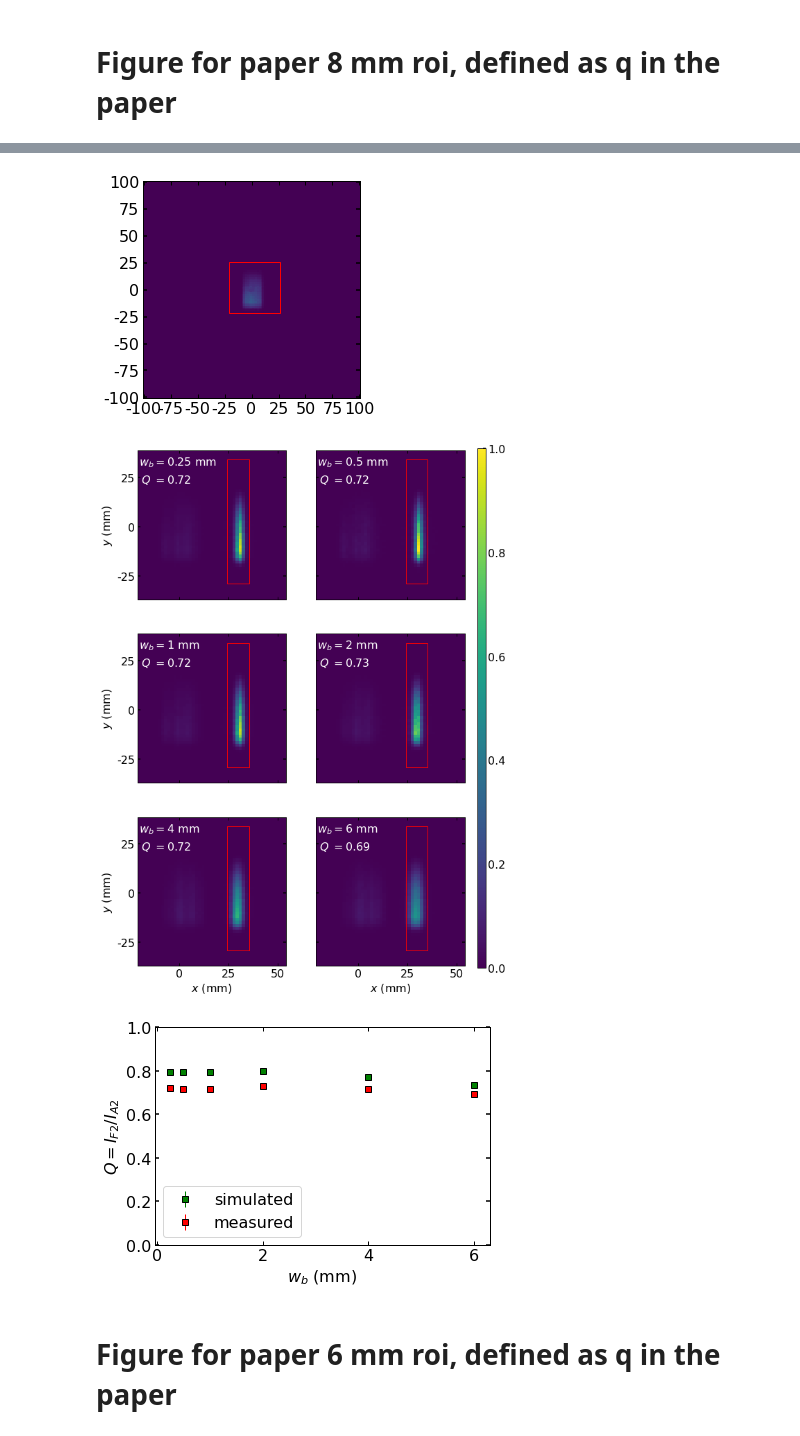
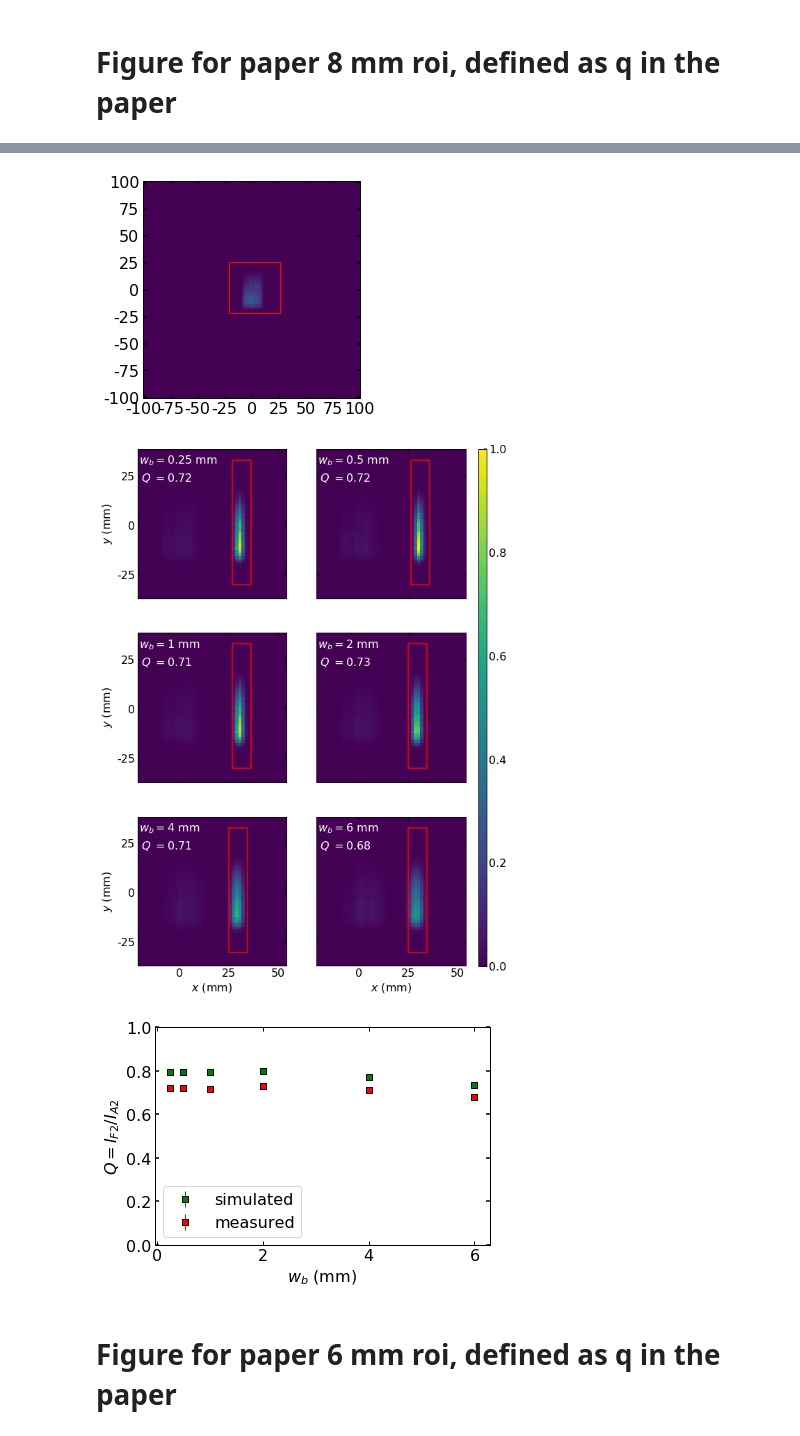
Before and after one commit to christophherb/miezefoc2020_01, a Jupyter notebook: Final_eval.ipynb, the cells around one changed output, grey strips where cells are left out. Saved outputs shown, nothing was run; the diff lists cells and outputs as text; code cells hidden in the pictures.

Commit message:
paper image done and paper calculations done

```diff
--- a/Final_eval.ipynb
+++ b/Final_eval.ipynb
@@ -191,10 +191,13 @@ meta['ss1_value'],meta['ss2_value']
 # %% [markdown]
 # Figure for paper 8 mm roi, defined as q in the paper
 # %%
+import numpy as np
+import matplotlib.pyplot as plt
+
 plt.style.use('/home/cherb/LRZSync/Doktorarbeit/Vorlagen_Verschiedenes/stylelibs/christoph.mplstyle')
 simulated_efficiency = [0.7963142433951517, 0.7967050831752087, 0.7972392542425564, 0.797634007811043, 0.7709474674691691, 0.7334756069542039]
 from nicosload import read_pad_file
-from dataEval import calcEff
+from dataEval import calcEff, calcEff_moving_window
 normedBackground,normedBackground_err = [],[]
 for ind,files in enumerate(range(7295,7300)):
     path = '/home/cherb/LRZSync/Doktorarbeit/Measurements/2020_01/MIEZE_foc/data/pad_files/'
@@ -224,7 +227,9 @@ allRoiLst,allNeutronsLst = [],[]
 allRoiLst_err,allNeutronsLst_err = [],[]
 fig, ax = plt.subplots(3, 2, sharex=True, sharey=True, figsize=(8.2, 13))
 fig.subplots_adjust(bottom=0.1, top=0.9, left=0.0, right=0.8, wspace=0.2, hspace=0.2)
-cb_ax = fig.add_axes([0.83, 0.1, 0.02, 0.8])
+print(ax[0, 0].get_window_extent())
+cb_ax = fig.add_axes([0.83, 0.102, 0.02, 0.795])#here the color bar axis is initialized
+
 for ind, (slit,file) in enumerate([(0.25,7177), (1,7203), (2,7227), (4,7251), (6,7279), (0.5,6621)]):
     data, meta = read_pad_file(path+'0032{}.pad'.format(file))
     ax_index = divmod([0.25, 0.5, 1, 2, 4, 6].index(slit), 2)
@@ -232,7 +237,7 @@ for ind, (slit,file) in enumerate([(0.25,7177), (1,7203), (2,7227), (4,7251), (6
     im = ax[ax_index].imshow(data/np.sum(data)/0.02887420759184297, interpolation='none', origin='lower', extent=(-100, 100, -100, 100))#0.00288 ist das maximum aller auf eins normierten Bilder
     #sodass am Ende ein Bild die 1 irgendwo stehen hat und alle anderen kleiner sind
     #ax[ax_index].text(0.3, 0.3, '$w_b$ = {} mm'.format(slit), color='white', transform=ax[ax_index].transAxes)
-    roi, allNeutrons, fig_ind, ax_ind = calcEff(path + '0032{}.pad'.format(file), roi = (79, 86, 45, 85),plot = True, figax=figax) #8 mm roi
+    roi, allNeutrons, fig_ind, ax_ind = calcEff_moving_window(path + '0032{}.pad'.format(file), y_min = 45, y_max=85, roi_width = 6, plot = True, figax=figax) #8 mm roi
     _,meta = read_pad_file(path + '0032{}.pad'.format(file))
     time = meta['det_preset']
     #print(time)
@@ -259,7 +264,7 @@ cbar = fig.colorbar(im, cax=cb_ax)
 
 
 
-plt.tight_layout()
+#plt.tight_layout()
 print(allRoiLst,allNeutronsLst)
 print([(ind,k) for ind,k in enumerate(normedBackground_err)])
 relEff = [allRoiLst[k] / normedBackground[k] for k in range(len(allRoiLst))]
@@ -293,5 +305,5 @@ normalizing 0.02887420759184297
 [figure]
-[figure, old version]
+[figure, new version]
 [figure]
 # %% [markdown]
 # Figure for paper 6 mm roi, defined as q in the paper
```
Also changed, not shown: parts of 2 cells of this notebook.
